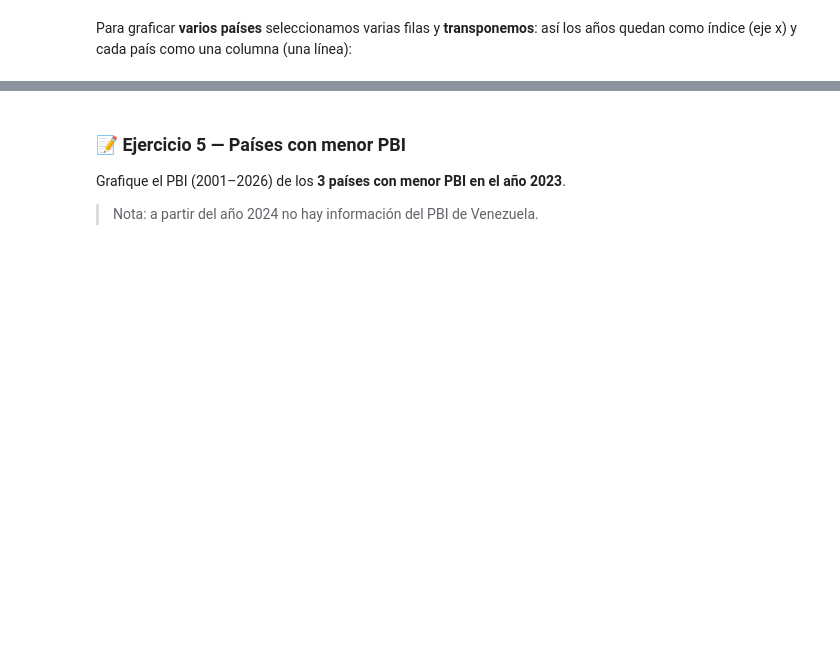
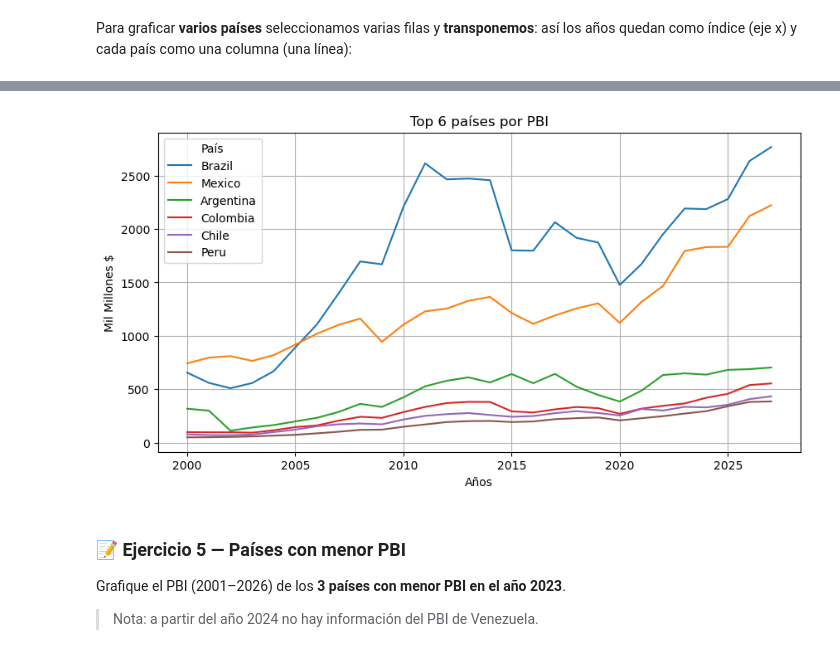
Before and after one commit to jgomezz/cpe_ciencia_datos_python_2026, a Jupyter notebook: mod2_estadistica_y_visualizacion/semana_03_visualization.ipynb, the cells around one changed output, grey strips where cells are left out. Drawn from its saved outputs; the diff is of its cells as text; code cells hidden in the pictures; blank space fills up the shorter version.

```diff
--- a/mod2_estadistica_y_visualizacion/semana_03_visualization.ipynb
+++ b/mod2_estadistica_y_visualizacion/semana_03_visualization.ipynb
@@ -524,13 +554,15 @@ plt.show()
 # %%
-# Top 5 países por PBI 2025
-df.sort_values(by="2025", ascending=False, inplace=True)
-df_top5 = df[anhos].head(5).T
+# Top 6 países por PBI 2026
+df.sort_values(by="2026", ascending=False, inplace=True)
+df_top5 = df[anhos].head(6).T
 df_top5.plot(figsize=(10, 5))
-plt.title("Top 5 países por PBI")
+plt.title("Top 6 países por PBI")
 plt.xlabel("Años")
 plt.ylabel("Mil Millones $")
 plt.grid()
 plt.show()
+# %% [output]
+[figure, added]
 # %% [markdown]
 ### 📝 Ejercicio 5 — Países con menor PBI
 
```
Also changed, not shown: parts of 4 cells of this notebook.
